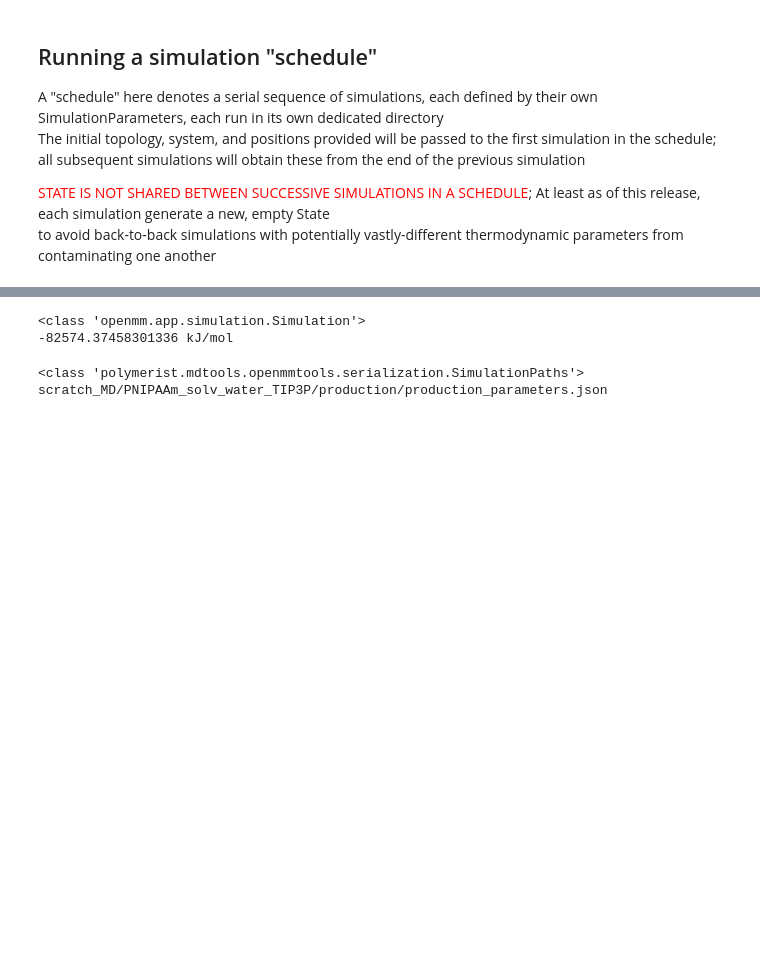
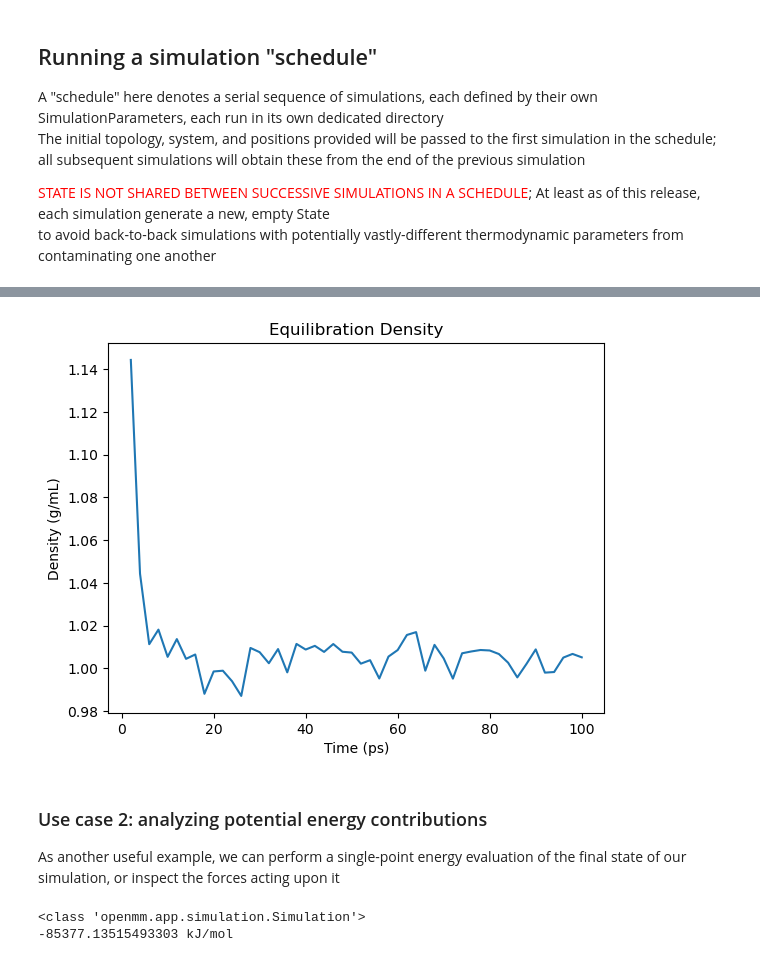
Before and after one commit to timbernat/polymerist_examples, a Jupyter notebook: 3-workflows/3.3-running_openmm_simulations.ipynb, the cells around one changed output, grey strips where cells are left out. Cells and saved outputs as stored; diff of their text form; code cells hidden in the pictures; blank space fills up the shorter version.

Commit message:
Updated sample ThermoParameters file, showed state data and single-point energy utils in polymerist

```diff
--- a/3-workflows/3.3-running_openmm_simulations.ipynb
+++ b/3-workflows/3.3-running_openmm_simulations.ipynb
@@ -96,0 +101,6 @@ production_params =  SimulationParameters(
+# %%
+prod_params_path = assemble_path(EXAMPLE_DIR, 'prod_params', 'json')
+assert prod_params_path.exists()
+
+production_params = SimulationParameters.from_file(prod_params_path)
+print(production_params.thermo_params.describe_ensemble())
@@ -119,6 +123,10 @@ impose_unique_force_groups(omm_system) # ensure each Force is separate to enable
 from polymerist.genutils.logutils.IOHandlers import MSFHandlerFlex
 from polymerist.mdtools.openmmtools.execution import run_simulation_schedule
 
+
+polymer_name : str = prepared_polymer_system_sdf.stem
+POLYMER_SIM_DIR = OUTPUT_DIR / polymer_name
+POLYMER_SIM_DIR.mkdir(exist_ok=True)
 
 # MSFHandler compiles log and error events into single, "master" log file
 logpath = assemble_path(POLYMER_SIM_DIR, 'simulation_status', 'log')
@@ -126,12 +134,12 @@ with MSFHandlerFlex(filename=logpath, proc_name=f'{polymer_name}_sims') as logge
     history = run_simulation_schedule(
         POLYMER_SIM_DIR,
         schedule={ # simulations will be run in the order they appear here
-            'anneal'     : equilibration_params,
-            'production' : production_params,
+            'equilibration' : equilibration_params,
+            'production'    : production_params,
         },
-        init_top=omm_topology,
-        init_sys=omm_system,
-        init_pos=omm_positions,
+        init_top=interchange.to_openmm_topology(),
+        init_sys=interchange.to_openmm(combine_nonbonded_forces=False),
+        init_pos=interchange.get_positions(include_virtual_sites=True).to_openmm(),
         return_history=True
     )
 # %% [output]
@@ -165,0 +177,4 @@ history
+# %%
+equil_paths = history['equilibration']['paths']
+print(type(equil_paths))
+print(equil_paths.parameters_path)
@@ -165,0 +184,7 @@ history
+# %%
+import pandas as pd
+import matplotlib.pyplot as plt
+
+
+state_data = pd.read_csv(equil_paths.state_data_path)
+state_data.head(10)
@@ -166,14 +203,21 @@ history
+# %%
+x_prop : str = 'Time (ps)'
+y_prop : str = 'Density (g/mL)'
+
+plt.plot(state_data[x_prop], state_data[y_prop])
+plt.xlabel(x_prop)
+plt.ylabel(y_prop)
+plt.title('Equilibration Density')
+plt.show()
+# %% [output]
+[figure, added]
+# %% [markdown]
+### Use case 2: analyzing potential energy contributions
+As another useful example, we can perform a single-point energy evaluation of the final state of our simulation, or inspect the forces acting upon it
 # %%
-anneal_sim = history['anneal']['simulation']
-print(type(anneal_sim))
-print(anneal_sim.context.getState(getEnergy=True).getPotentialEnergy())
+prod_sim = history['production']['simulation']
+print(type(prod_sim))
+print(prod_sim.context.getState(getEnergy=True).getPotentialEnergy())
 # %% [output]
 <class 'openmm.app.simulation.Simulation'>
--82574.37458301336 kJ/mol
+-85377.13515493303 kJ/mol
-# %%
-production_paths = history['production']['paths']
-print(type(production_paths))
-print(production_paths.parameters_path)
-# %% [output]
-<class 'polymerist.mdtools.openmmtools.serialization.SimulationPaths'>
-scratch_MD/PNIPAAm_solv_water_TIP3P/production/production_parameters.json
```
Also changed, not shown: parts of 19 cells of this notebook, 1 other file.
